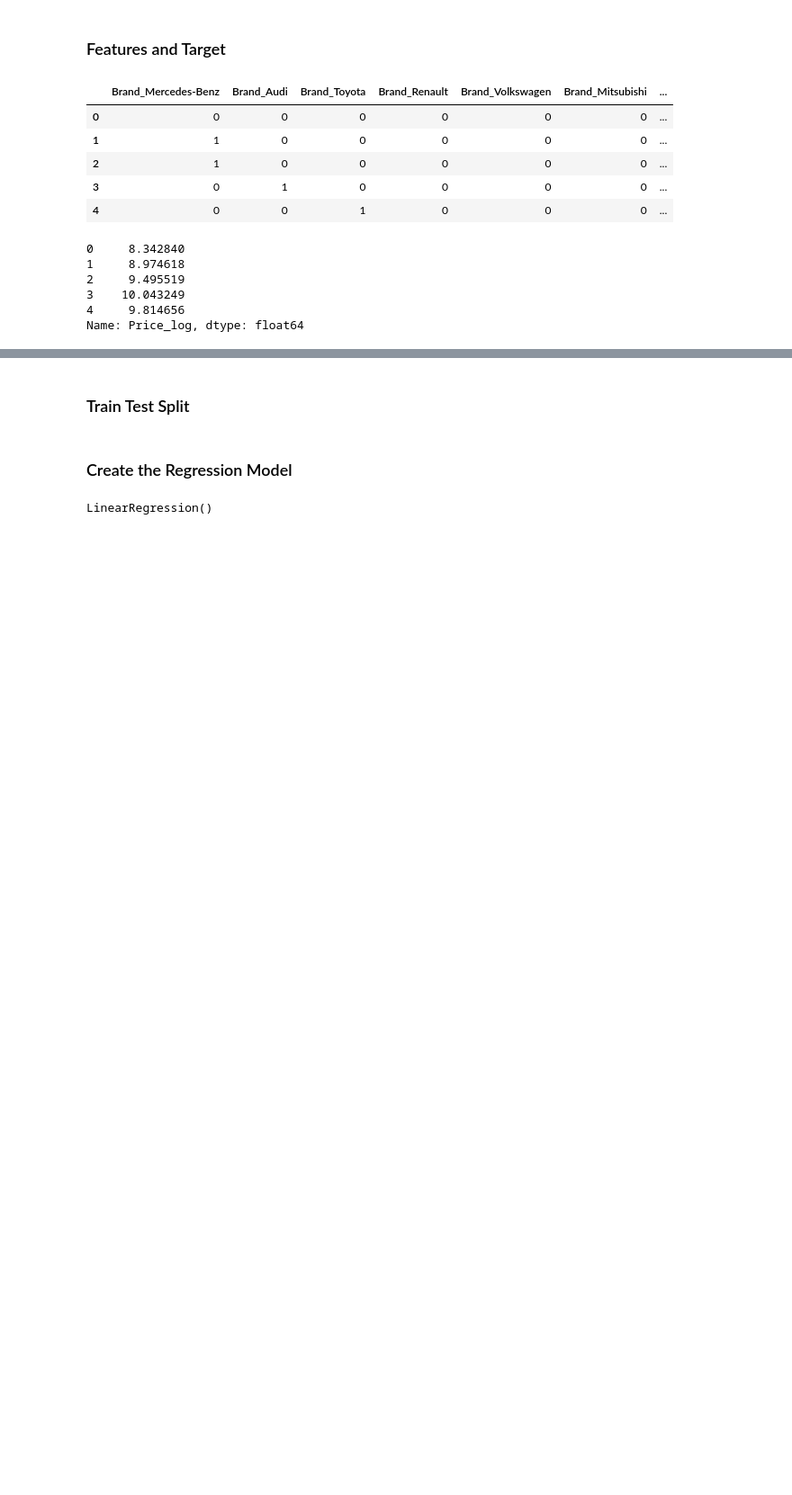
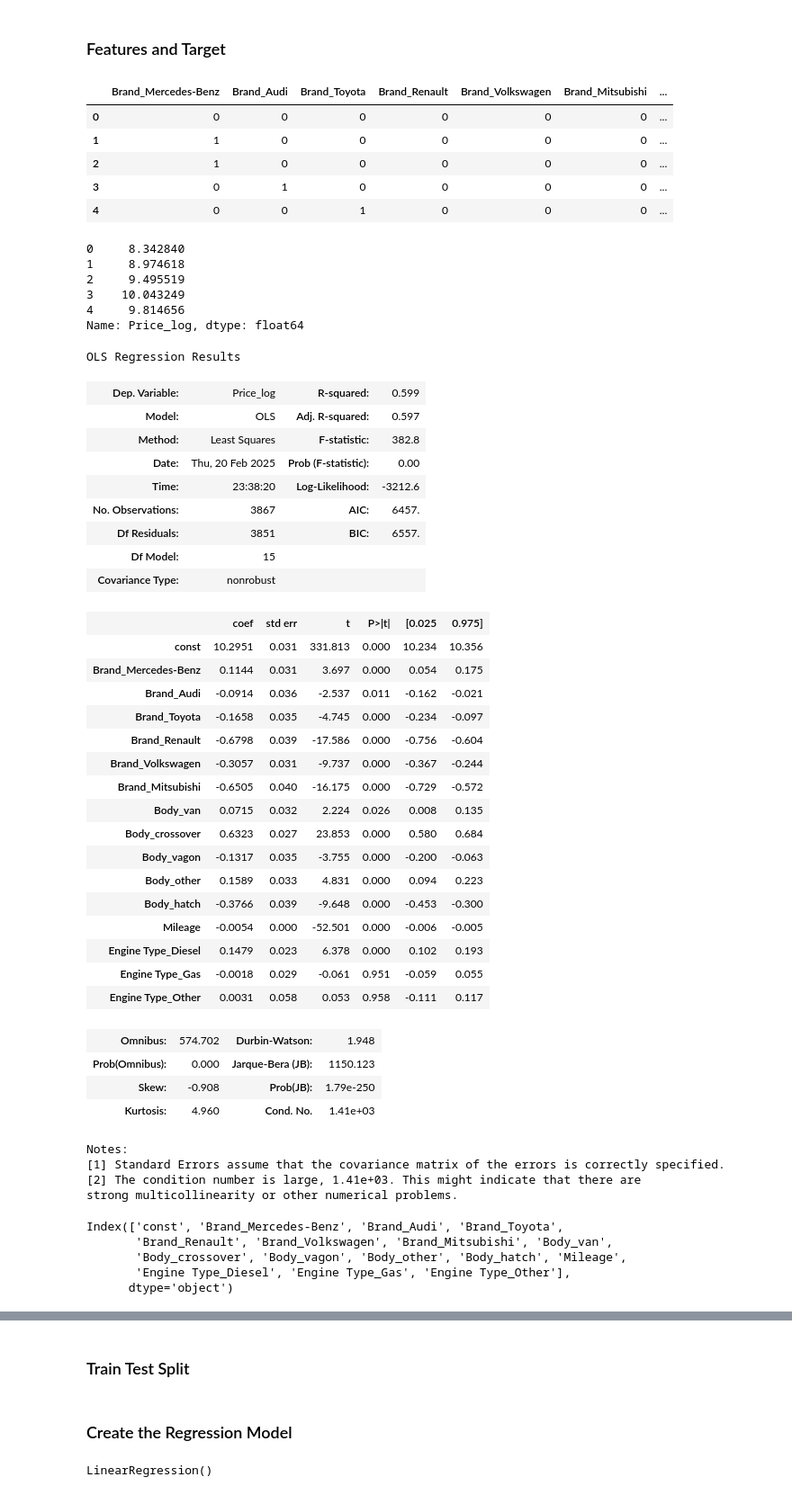
Before and after one commit to aldanajd/Data_Scientist, a Jupyter notebook: Machine Learning/Regression/Cars_price_estimator/Car_price_estimator.ipynb, the cells around one changed output, grey strips where cells are left out. Shown at 90% size. Cells and saved outputs as stored; diff of their text form; code cells hidden in the pictures; blank space fills up the shorter version.

```diff
--- a/Machine Learning/Regression/Cars_price_estimator/Car_price_estimator.ipynb
+++ b/Machine Learning/Regression/Cars_price_estimator/Car_price_estimator.ipynb
@@ -440,12 +440,12 @@ print(vif_data)
 # %%
 drop_col = ["Year", "EngineV"]
 
-X_multi = deepcopy(X)
-X_multi.drop(columns=drop_col, axis=1, inplace=True)
+X_multi_test = deepcopy(X)
+X_multi_test.drop(columns=drop_col, axis=1, inplace=True)
 
 vif_data = pd.DataFrame()
-vif_data["Variable"] = X_multi.columns
-vif_data["VIF"] = [variance_inflation_factor(X_multi.values, i) for i in range(X_multi.shape[1])]
+vif_data["Variable"] = X_multi_test.columns
+vif_data["VIF"] = [variance_inflation_factor(X_multi_test.values, i) for i in range(X_multi_test.shape[1])]
 print(vif_data)
 # %% [output]
                Variable       VIF
@@ -482,7 +482,7 @@ plt.show()
 # %% [markdown]
 ### Features and Target
 # %%
-X = deepcopy(X_multi)
+X = deepcopy(X_multi_test)
 X.head()
 # %% [output]
 |  | Brand_Mercedes-Benz | Brand_Audi | Brand_Toyota | Brand_Renault | Brand_Volkswagen | Brand_Mitsubishi | ... |
@@ -500,3 +500,44 @@ y.head()
 3    10.043249
 4     9.814656
 Name: Price_log, dtype: float64
+# %%
+x = sm.add_constant(X)
+model = sm.OLS(y,x).fit()
+# %%
+model.summary()
+# %% [output]
+OLS Regression Results
+| Dep. Variable: | Price_log | R-squared: | 0.599 |
+| Model: | OLS | Adj. R-squared: | 0.597 |
+| Method: | Least Squares | F-statistic: | 382.8 |
+| Date: | Thu, 20 Feb 2025 | Prob (F-statistic): | 0.00 |
+| Time: | 23:38:20 | Log-Likelihood: | -3212.6 |
+| No. Observations: | 3867 | AIC: | 6457. |
+| Df Residuals: | 3851 | BIC: | 6557. |
+| Df Model: | 15 |  |  |
+| Covariance Type: | nonrobust |  |  |
+|  | coef | std err | t | P>|t| | [0.025 | 0.975] |
+| const | 10.2951 | 0.031 | 331.813 | 0.000 | 10.234 | 10.356 |
+| Brand_Mercedes-Benz | 0.1144 | 0.031 | 3.697 | 0.000 | 0.054 | 0.175 |
+| Brand_Audi | -0.0914 | 0.036 | -2.537 | 0.011 | -0.162 | -0.021 |
+| Brand_Toyota | -0.1658 | 0.035 | -4.745 | 0.000 | -0.234 | -0.097 |
+| Brand_Renault | -0.6798 | 0.039 | -17.586 | 0.000 | -0.756 | -0.604 |
+| Brand_Volkswagen | -0.3057 | 0.031 | -9.737 | 0.000 | -0.367 | -0.244 |
+| Brand_Mitsubishi | -0.6505 | 0.040 | -16.175 | 0.000 | -0.729 | -0.572 |
+| Body_van | 0.0715 | 0.032 | 2.224 | 0.026 | 0.008 | 0.135 |
+| Body_crossover | 0.6323 | 0.027 | 23.853 | 0.000 | 0.580 | 0.684 |
+| Body_vagon | -0.1317 | 0.035 | -3.755 | 0.000 | -0.200 | -0.063 |
+| Body_other | 0.1589 | 0.033 | 4.831 | 0.000 | 0.094 | 0.223 |
+| Body_hatch | -0.3766 | 0.039 | -9.648 | 0.000 | -0.453 | -0.300 |
+| Mileage | -0.0054 | 0.000 | -52.501 | 0.000 | -0.006 | -0.005 |
+| Engine Type_Diesel | 0.1479 | 0.023 | 6.378 | 0.000 | 0.102 | 0.193 |
+| Engine Type_Gas | -0.0018 | 0.029 | -0.061 | 0.951 | -0.059 | 0.055 |
+| Engine Type_Other | 0.0031 | 0.058 | 0.053 | 0.958 | -0.111 | 0.117 |
+| Omnibus: | 574.702 | Durbin-Watson: | 1.948 |
+| Prob(Omnibus): | 0.000 | Jarque-Bera (JB): | 1150.123 |
+| Skew: | -0.908 | Prob(JB): | 1.79e-250 |
+| Kurtosis: | 4.960 | Cond. No. | 1.41e+03 |
+Notes:
+[1] Standard Errors assume that the covariance matrix of the errors is correctly specified.
+[2] The condition number is large, 1.41e+03. This might indicate that there are
+strong multicollinearity or other numerical problems.
@@ -502,0 +547,8 @@ Name: Price_log, dtype: float64
+# %%
+x.columns
+# %% [output]
+Index(['const', 'Brand_Mercedes-Benz', 'Brand_Audi', 'Brand_Toyota',
+       'Brand_Renault', 'Brand_Volkswagen', 'Brand_Mitsubishi', 'Body_van',
+       'Body_crossover', 'Body_vagon', 'Body_other', 'Body_hatch', 'Mileage',
+       'Engine Type_Diesel', 'Engine Type_Gas', 'Engine Type_Other'],
+      dtype='object')
```
Also changed, not shown: parts of 6 cells of this notebook.
